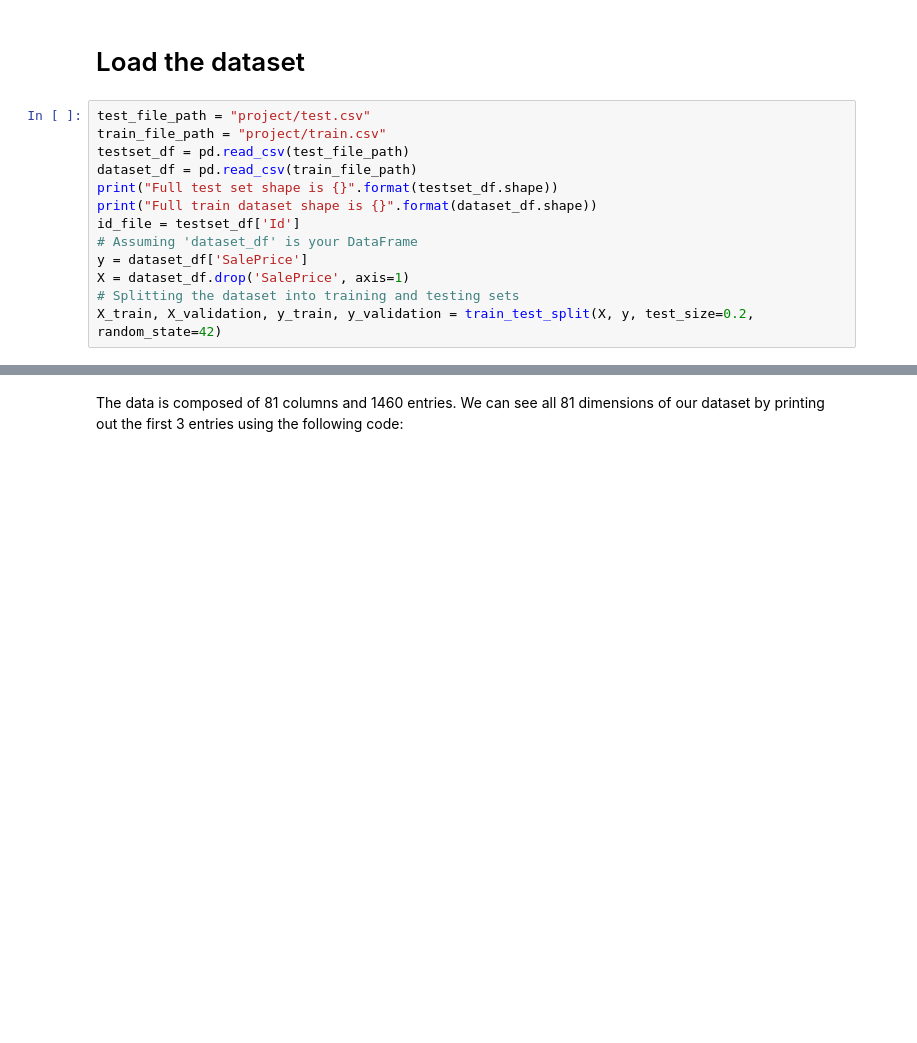
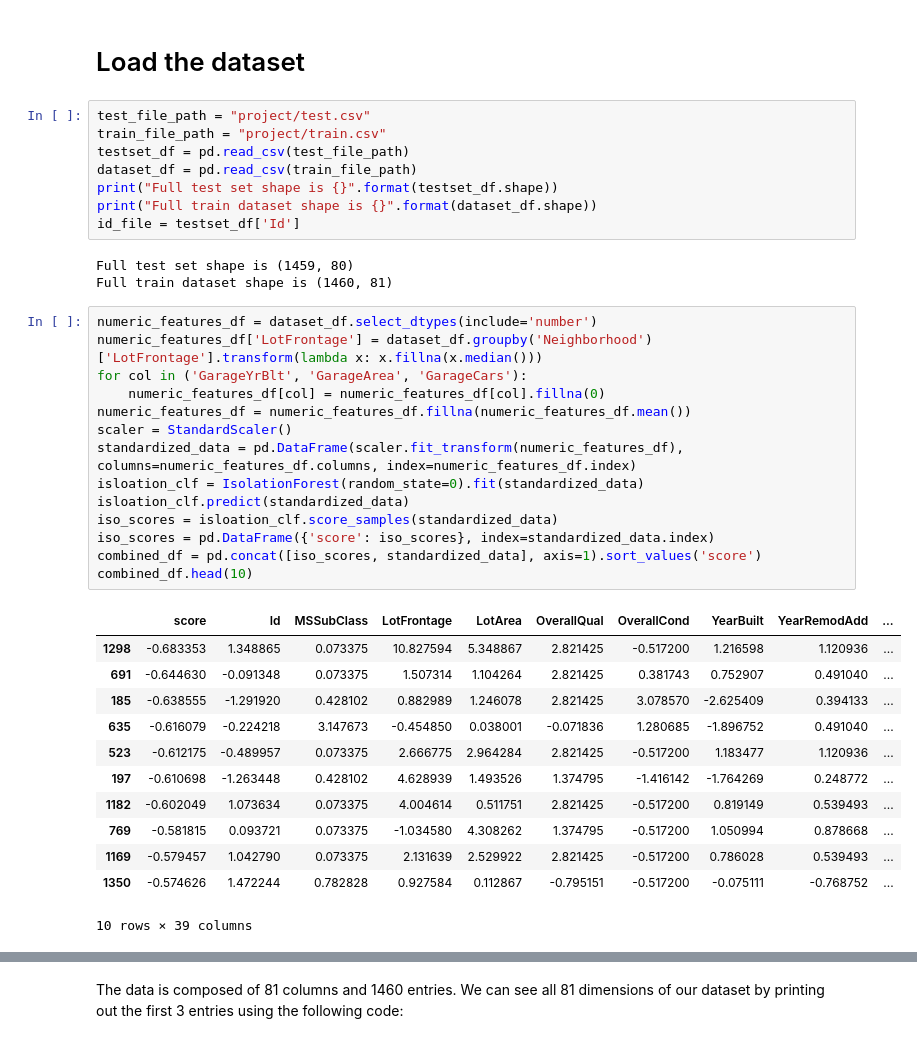
Before and after one commit to talbrend/JET, a Jupyter notebook: Model_JET.ipynb, the cells around one changed output, grey strips where cells are left out. Saved outputs shown, nothing was run; the diff lists cells and outputs as text; blank space fills up the shorter version.

```diff
--- a/Model_JET.ipynb
+++ b/Model_JET.ipynb
@@ -109,8 +121,33 @@ dataset_df = pd.read_csv(train_file_path)
 print("Full test set shape is {}".format(testset_df.shape))
 print("Full train dataset shape is {}".format(dataset_df.shape))
 id_file = testset_df['Id']
-# Assuming 'dataset_df' is your DataFrame
-y = dataset_df['SalePrice']
-X = dataset_df.drop('SalePrice', axis=1)
-# Splitting the dataset into training and testing sets
-X_train, X_validation, y_train, y_validation = train_test_split(X, y, test_size=0.2, random_state=42)
+# %% [output]
+Full test set shape is (1459, 80)
+Full train dataset shape is (1460, 81)
+# %%
+numeric_features_df = dataset_df.select_dtypes(include='number')
+numeric_features_df['LotFrontage'] = dataset_df.groupby('Neighborhood')['LotFrontage'].transform(lambda x: x.fillna(x.median()))
+for col in ('GarageYrBlt', 'GarageArea', 'GarageCars'):
+    numeric_features_df[col] = numeric_features_df[col].fillna(0)
+numeric_features_df = numeric_features_df.fillna(numeric_features_df.mean())
+scaler = StandardScaler()
+standardized_data = pd.DataFrame(scaler.fit_transform(numeric_features_df), columns=numeric_features_df.columns, index=numeric_features_df.index)
+isloation_clf = IsolationForest(random_state=0).fit(standardized_data)
+isloation_clf.predict(standardized_data)
+iso_scores = isloation_clf.score_samples(standardized_data)
+iso_scores = pd.DataFrame({'score': iso_scores}, index=standardized_data.index)
+combined_df = pd.concat([iso_scores, standardized_data], axis=1).sort_values('score')
+combined_df.head(10)
+# %% [output]
+|  | score | Id | MSSubClass | LotFrontage | LotArea | OverallQual | OverallCond | YearBuilt | YearRemodAdd | ... |
+| 1298 | -0.683353 | 1.348865 | 0.073375 | 10.827594 | 5.348867 | 2.821425 | -0.517200 | 1.216598 | 1.120936 | ... |
+| 691 | -0.644630 | -0.091348 | 0.073375 | 1.507314 | 1.104264 | 2.821425 | 0.381743 | 0.752907 | 0.491040 | ... |
+| 185 | -0.638555 | -1.291920 | 0.428102 | 0.882989 | 1.246078 | 2.821425 | 3.078570 | -2.625409 | 0.394133 | ... |
+| 635 | -0.616079 | -0.224218 | 3.147673 | -0.454850 | 0.038001 | -0.071836 | 1.280685 | -1.896752 | 0.491040 | ... |
+| 523 | -0.612175 | -0.489957 | 0.073375 | 2.666775 | 2.964284 | 2.821425 | -0.517200 | 1.183477 | 1.120936 | ... |
+| 197 | -0.610698 | -1.263448 | 0.428102 | 4.628939 | 1.493526 | 1.374795 | -1.416142 | -1.764269 | 0.248772 | ... |
+| 1182 | -0.602049 | 1.073634 | 0.073375 | 4.004614 | 0.511751 | 2.821425 | -0.517200 | 0.819149 | 0.539493 | ... |
+| 769 | -0.581815 | 0.093721 | 0.073375 | -1.034580 | 4.308262 | 1.374795 | -0.517200 | 1.050994 | 0.878668 | ... |
+| 1169 | -0.579457 | 1.042790 | 0.073375 | 2.131639 | 2.529922 | 2.821425 | -0.517200 | 0.786028 | 0.539493 | ... |
+| 1350 | -0.574626 | 1.472244 | 0.782828 | 0.927584 | 0.112867 | -0.795151 | -0.517200 | -0.075111 | -0.768752 | ... |
+10 rows × 39 columns
```
Also changed, not shown: parts of 32 cells of this notebook.
